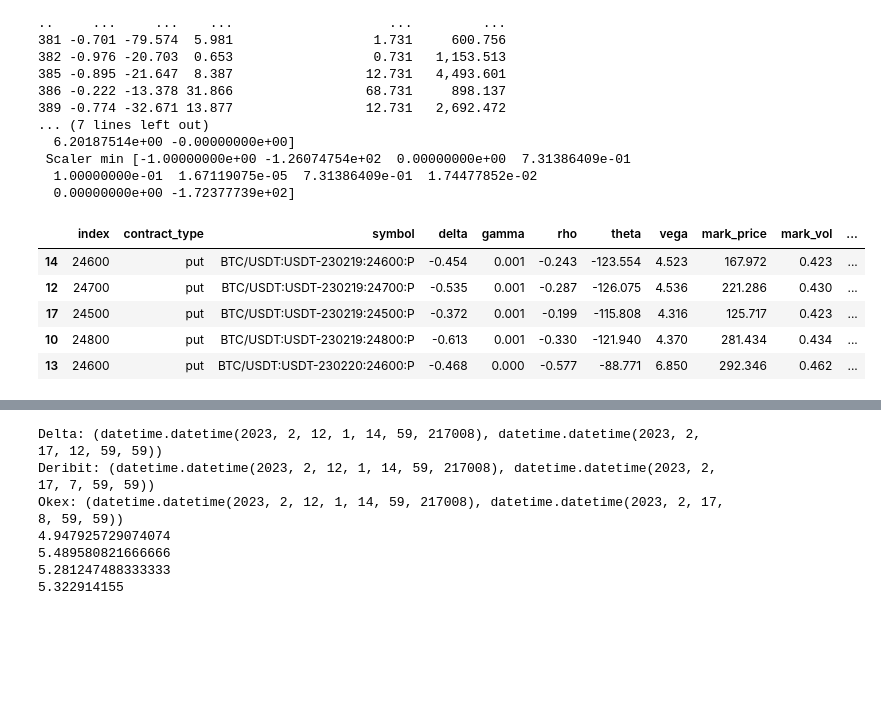
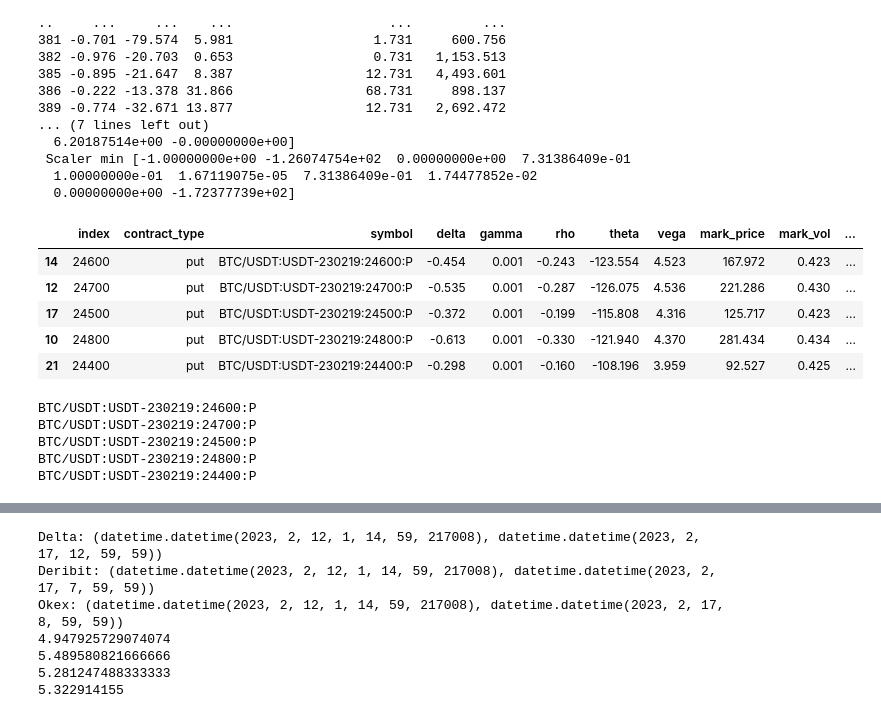
Before and after one commit to Altway/data-acc, a Jupyter notebook: delta_exchange_api.ipynb, the cells around one changed output, grey strips where cells are left out. Drawn from its saved outputs; the diff is of its cells as text; code cells hidden in the pictures; blank space fills up the shorter version.

```diff
--- a/delta_exchange_api.ipynb
+++ b/delta_exchange_api.ipynb
@@ -349,14 +349,15 @@ option_chains.sort_values('score', inplace=True)
 # %%
 n = 5
 candidates_index = option_chains.head(n).index
-df.loc[candidates_index,:]
+candidates = df.loc[candidates_index,:]
+candidates
 # %% [output]
 |  | index | contract_type | symbol | delta | gamma | rho | theta | vega | mark_price | mark_vol | ... |
 | 14 | 24600 | put | BTC/USDT:USDT-230219:24600:P | -0.454 | 0.001 | -0.243 | -123.554 | 4.523 | 167.972 | 0.423 | ... |
 | 12 | 24700 | put | BTC/USDT:USDT-230219:24700:P | -0.535 | 0.001 | -0.287 | -126.075 | 4.536 | 221.286 | 0.430 | ... |
 | 17 | 24500 | put | BTC/USDT:USDT-230219:24500:P | -0.372 | 0.001 | -0.199 | -115.808 | 4.316 | 125.717 | 0.423 | ... |
 | 10 | 24800 | put | BTC/USDT:USDT-230219:24800:P | -0.613 | 0.001 | -0.330 | -121.940 | 4.370 | 281.434 | 0.434 | ... |
-| 13 | 24600 | put | BTC/USDT:USDT-230220:24600:P | -0.468 | 0.000 | -0.577 | -88.771 | 6.850 | 292.346 | 0.462 | ... |
+| 21 | 24400 | put | BTC/USDT:USDT-230219:24400:P | -0.298 | 0.001 | -0.160 | -108.196 | 3.959 | 92.527 | 0.425 | ... |
 # %%
 import requests
 import time
@@ -367,3 +368,11 @@ def okex_index_current_price():
 
     data = response.json()
     return float(data['data'][0]['idxPx'])
+# %%
+for i in candidates['symbol']: print(i)
+# %% [output]
+BTC/USDT:USDT-230219:24600:P
+BTC/USDT:USDT-230219:24700:P
+BTC/USDT:USDT-230219:24500:P
+BTC/USDT:USDT-230219:24800:P
+BTC/USDT:USDT-230219:24400:P
```
Also changed, not shown: parts of 7 cells of this notebook.
